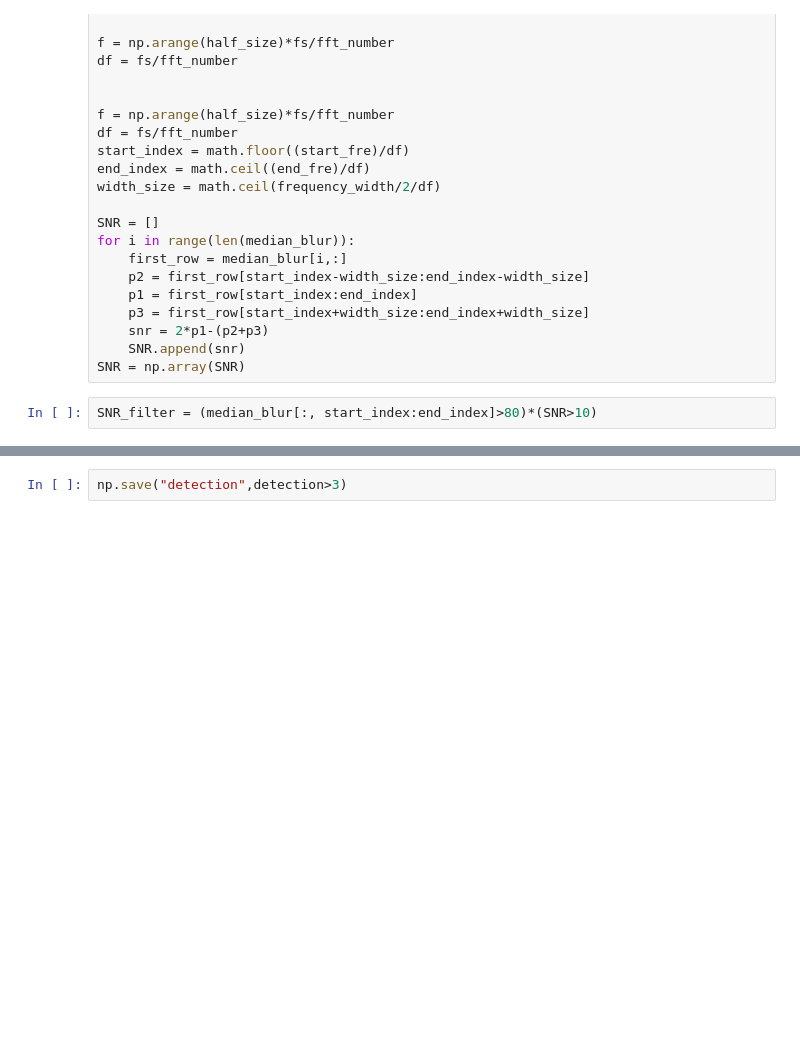
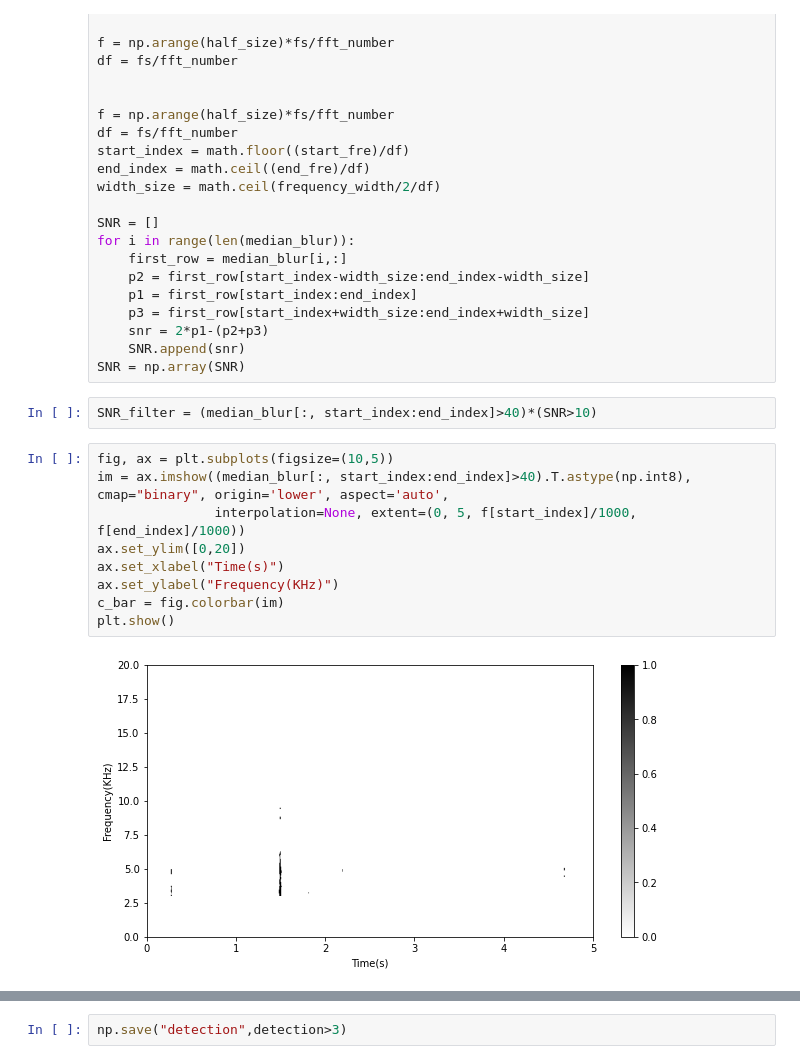
Before and after one commit to udooer/new_python_work, a Jupyter notebook: PAM/00_total_algorithm_version2.ipynb, the cells around one changed output, grey strips where cells are left out. Drawn from its saved outputs; the diff is of its cells as text; blank space fills up the shorter version.

```diff
--- a/PAM/00_total_algorithm_version2.ipynb
+++ b/PAM/00_total_algorithm_version2.ipynb
@@ -163,4 +161,15 @@ for i in range(len(median_blur)):
     SNR.append(snr)
 SNR = np.array(SNR)
 # %%
-SNR_filter = (median_blur[:, start_index:end_index]>80)*(SNR>10)
+SNR_filter = (median_blur[:, start_index:end_index]>40)*(SNR>10)
+# %%
+fig, ax = plt.subplots(figsize=(10,5))
+im = ax.imshow((median_blur[:, start_index:end_index]>40).T.astype(np.int8), cmap="binary", origin='lower', aspect='auto',
+               interpolation=None, extent=(0, 5, f[start_index]/1000, f[end_index]/1000))
+ax.set_ylim([0,20])
+ax.set_xlabel("Time(s)")
+ax.set_ylabel("Frequency(KHz)")
+c_bar = fig.colorbar(im)
+plt.show()
+# %% [output]
+[figure, added]
```
Also changed, not shown: parts of 12 cells of this notebook, 5 other files.
